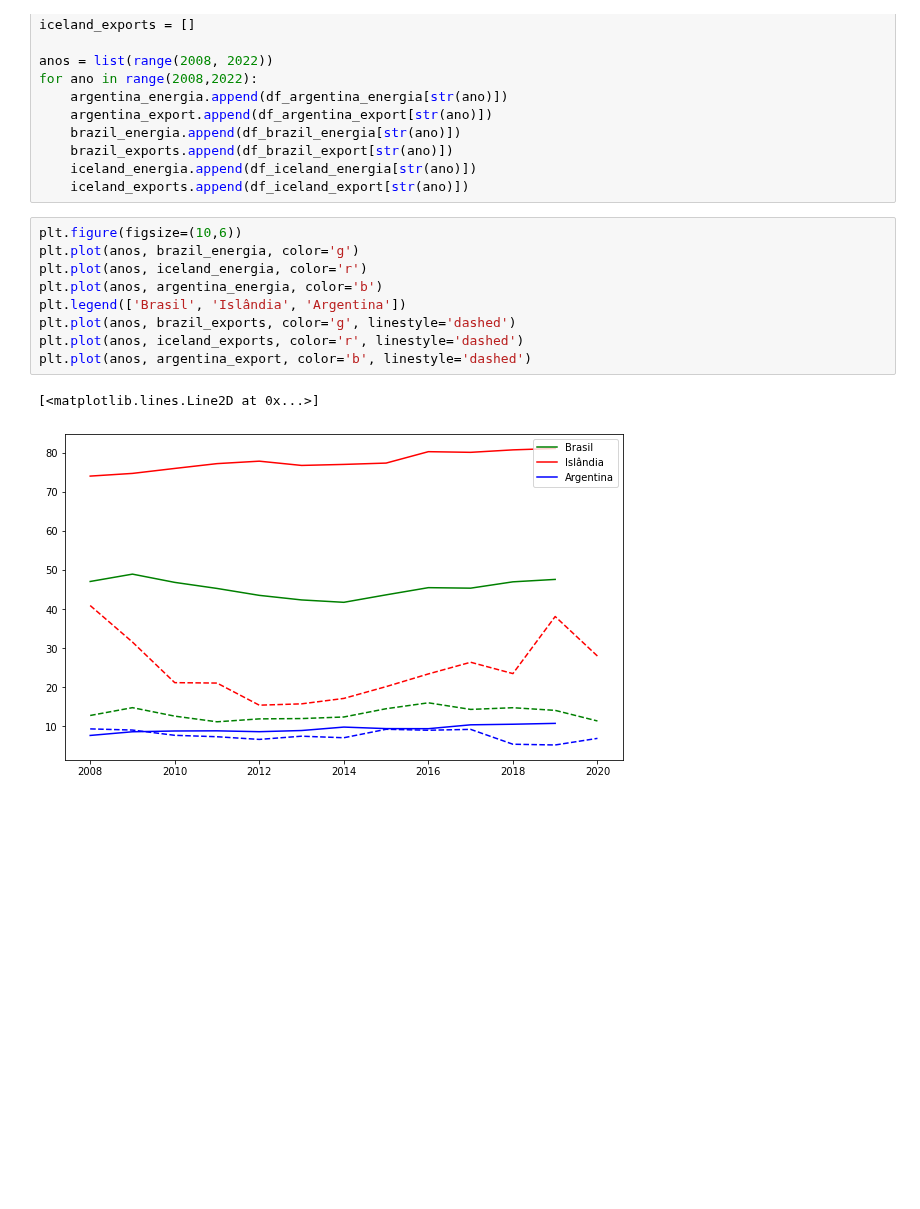
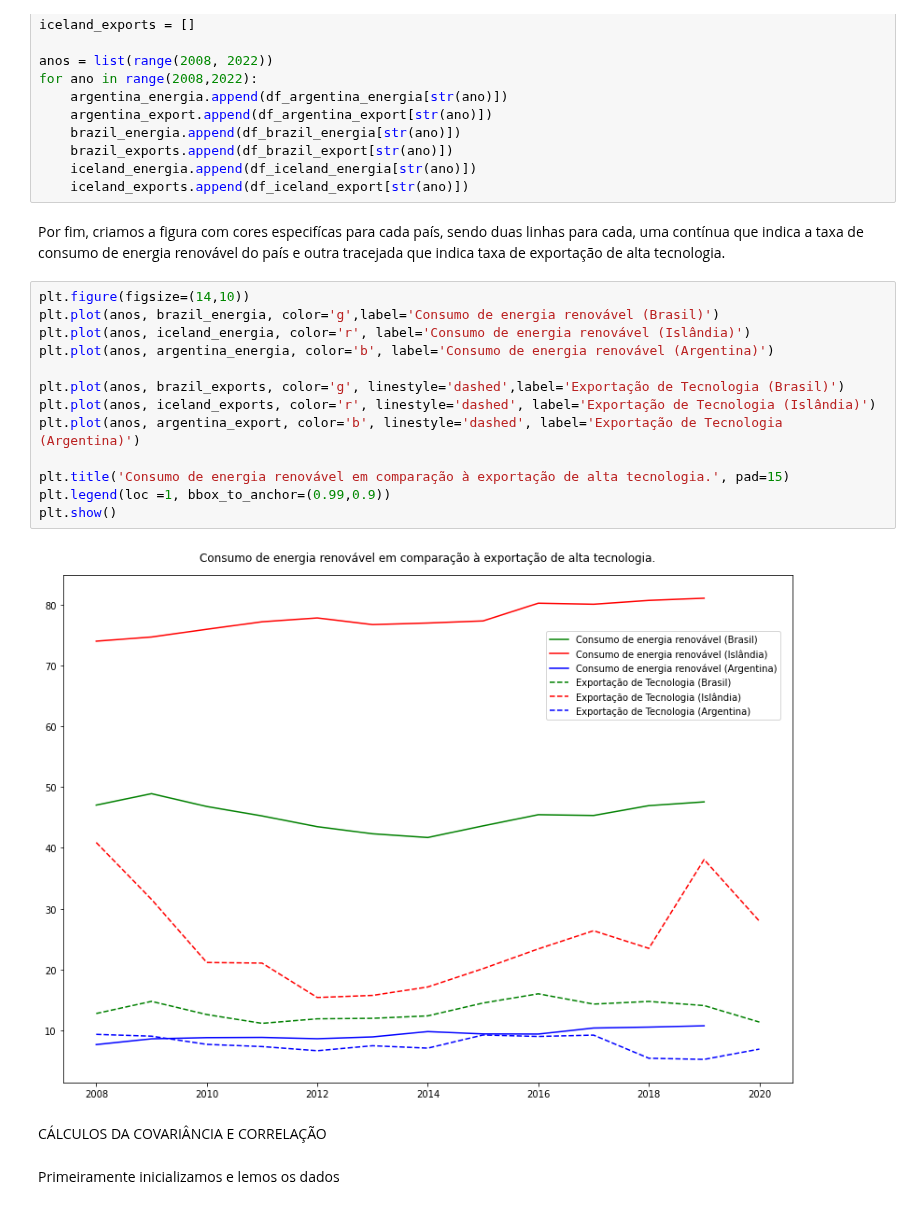
Before and after one commit to eriksoaress/EnergiaRenovavel---Erik-e-Gustavo-Antony, a Jupyter notebook: aps2/APS2.ipynb, the cells around one changed output. Drawn from its saved outputs; the diff is of its cells as text; blank space fills up the shorter version.

```diff
--- a/aps2/APS2.ipynb
+++ b/aps2/APS2.ipynb
@@ -31,18 +39,27 @@ for ano in range(2008,2022):
     brazil_exports.append(df_brazil_export[str(ano)])
     iceland_energia.append(df_iceland_energia[str(ano)])
     iceland_exports.append(df_iceland_export[str(ano)])
+# %% [markdown]
+Por fim, criamos a figura com cores especifícas para cada país, sendo duas linhas para cada, uma contínua que indica a taxa de consumo de energia renovável do país e outra tracejada que indica taxa de exportação de alta tecnologia.
 # %%
-plt.figure(figsize=(10,6))
-plt.plot(anos, brazil_energia, color='g')
-plt.plot(anos, iceland_energia, color='r')
-plt.plot(anos, argentina_energia, color='b')
-plt.legend(['Brasil', 'Islândia', 'Argentina'])
-plt.plot(anos, brazil_exports, color='g', linestyle='dashed')
-plt.plot(anos, iceland_exports, color='r', linestyle='dashed')
-plt.plot(anos, argentina_export, color='b', linestyle='dashed')
+plt.figure(figsize=(14,10))
+plt.plot(anos, brazil_energia, color='g',label='Consumo de energia renovável (Brasil)')
+plt.plot(anos, iceland_energia, color='r', label='Consumo de energia renovável (Islândia)')
+plt.plot(anos, argentina_energia, color='b', label='Consumo de energia renovável (Argentina)')
+
+plt.plot(anos, brazil_exports, color='g', linestyle='dashed',label='Exportação de Tecnologia (Brasil)')
+plt.plot(anos, iceland_exports, color='r', linestyle='dashed', label='Exportação de Tecnologia (Islândia)')
+plt.plot(anos, argentina_export, color='b', linestyle='dashed', label='Exportação de Tecnologia (Argentina)')
+
+plt.title('Consumo de energia renovável em comparação à exportação de alta tecnologia.', pad=15)
+plt.legend(loc =1, bbox_to_anchor=(0.99,0.9))
+plt.show()
 # %% [output]
-[<matplotlib.lines.Line2D at 0x...>]
-[figure, old version]
+[figure, new version]
+# %% [markdown]
+CÁLCULOS DA COVARIÂNCIA E CORRELAÇÃO
+# %% [markdown]
+Primeiramente inicializamos e lemos os dados
 # %%
 df_energia = pd.read_csv('dados\consumption_total_renewable_electricity.csv', skiprows=3)
 df_tech = pd.read_csv('dados\high_technology_exports.csv', skiprows=3)
```
Also changed, not shown: parts of 18 cells of this notebook.
